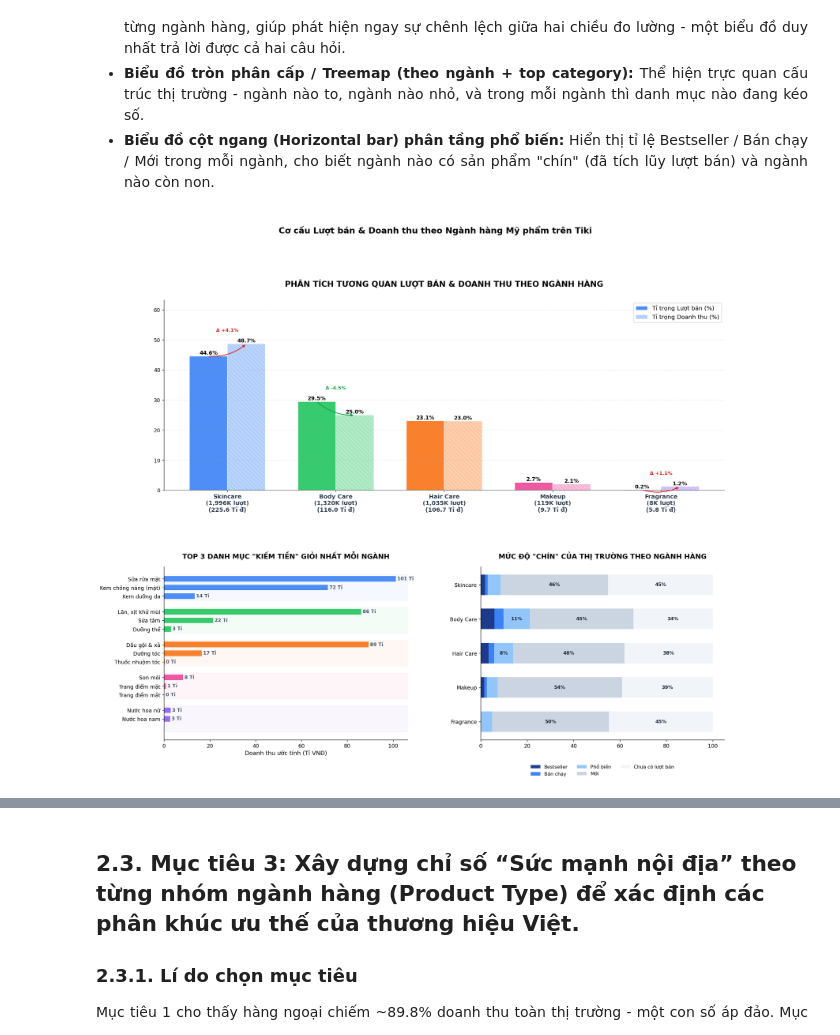
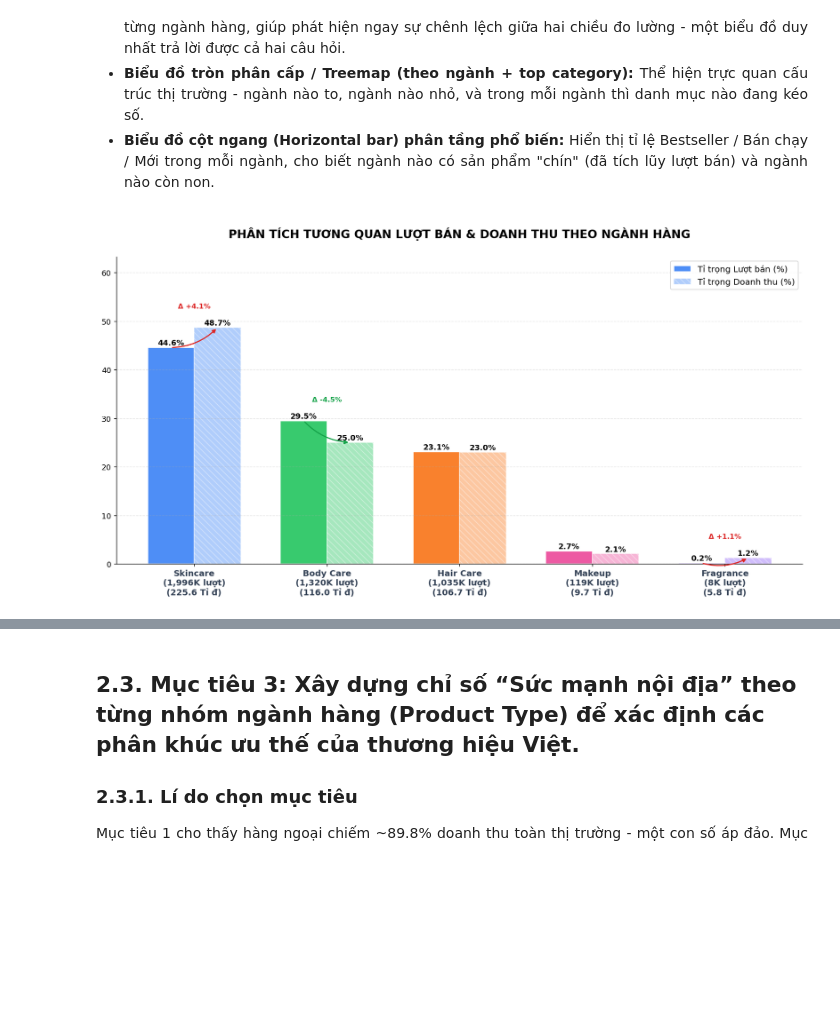
Before and after one commit to TrucHang676/TQH-LAB010-N5, a Jupyter notebook: notebooks/DataVisualization _ 23120201.ipynb, the cells around one changed output, grey strips where cells are left out. Saved outputs shown, nothing was run; the diff lists cells and outputs as text; code cells hidden in the pictures; blank space fills up the shorter version.

```diff
--- a/notebooks/DataVisualization _ 23120201.ipynb
+++ b/notebooks/DataVisualization _ 23120201.ipynb
@@ -339,111 +385,52 @@ TYPE_COLORS = {
     'Makeup'   : '#EC4899',
     'Fragrance': '#8B5CF6',
 }
-bar_colors_type = [TYPE_COLORS[t] for t in grp['product_type']]
 
-# ── 2. Layout biểu đồ ────────────────────────────────────────
-fig = plt.figure(figsize=(19, 15))
-gs  = fig.add_gridspec(2, 2, hspace=0.42, wspace=0.30,
-                        height_ratios=[1.1, 1])
+# ═══════════════════════════════════════════════════════════════════════
+# BIỂU ĐỒ 1: Grouped bar — Lượt bán vs Doanh thu theo Ngành hàng
+# ═══════════════════════════════════════════════════════════════════════
 
-ax_dual  = fig.add_subplot(gs[0, :])   # Grouped bar — full width hàng trên
-ax_cat   = fig.add_subplot(gs[1, 0])   # Top category theo ngành
-ax_tier  = fig.add_subplot(gs[1, 1])   # Popularity tier stacked
+fig, ax = plt.subplots(figsize=(13, 7))
 
-fig.suptitle('Cơ cấu Lượt bán & Doanh thu theo Ngành hàng Mỹ phẩm trên Tiki',
-             fontsize=16, fontweight='bold', y=1.01)
-
-# Biểu đồ 1: Grouped bar — sold share vs rev shar
 n_types = len(grp)
 x = np.arange(n_types)
 w = 0.35
 
 # Cột lượt bán (màu đậm) và doanh thu (màu nhạt hơn)
-sold_bars = ax_dual.bar(x - w/2, grp['sold_share'], width=w, label='Tỉ trọng Lượt bán (%)',
+sold_bars = ax.bar(x - w/2, grp['sold_share'], width=w, label='Tỉ trọng Lượt bán (%)',
                         color=[TYPE_COLORS[t] for t in grp['product_type']], alpha=0.9, edgecolor='white', lw=1)
-rev_bars  = ax_dual.bar(x + w/2, grp['rev_share'], width=w, label='Tỉ trọng Doanh thu (%)',
+rev_bars  = ax.bar(x + w/2, grp['rev_share'], width=w, label='Tỉ trọng Doanh thu (%)',
                         color=[TYPE_COLORS[t] for t in grp['product_type']], alpha=0.4, hatch='\\\\\\', edgecolor='white', lw=1)
 
 # Nhãn giá trị trên cột
 for i, row in grp.iterrows():
     # Nhãn % trên đầu
-    ax_dual.text(i - w/2, row['sold_share'] + 0.5, f"{row['sold_share']:.1f}%", ha='center', fontsize=10, fontweight='bold')
-    ax_dual.text(i + w/2, row['rev_share'] + 0.5, f"{row['rev_share']:.1f}%", ha='center', fontsize=10, fontweight='bold')
+    ax.text(i - w/2, row['sold_share'] + 0.5, f"{row['sold_share']:.1f}%", ha='center', fontsize=10, fontweight='bold')
+    ax.text(i + w/2, row['rev_share'] + 0.5, f"{row['rev_share']:.1f}%", ha='center', fontsize=10, fontweight='bold')
 
     # Mũi tên Delta (Chỉ vẽ nếu chênh lệch đáng kể)
     diff = row['rev_share'] - row['sold_share']
     if abs(diff) > 1:
         color_d = '#DC2626' if diff > 0 else '#16A34A'
 
-        ax_dual.annotate('', xy=(i + w/2, row['rev_share']), xytext=(i - w/2, row['sold_share']),
+        ax.annotate('', xy=(i + w/2, row['rev_share']), xytext=(i - w/2, row['sold_share']),
                          arrowprops=dict(arrowstyle='-|>', color=color_d, lw=1.5, connectionstyle="arc3,rad=.2"))
-        ax_dual.text(i, max(row['sold_share'], row['rev_share']) + 4, f"Δ {diff:+.1f}%",
+        ax.text(i, max(row['sold_share'], row['rev_share']) + 4, f"Δ {diff:+.1f}%",
                      ha='center', color=color_d, fontsize=9, fontweight='bold', bbox=dict(facecolor='white', alpha=0.8, edgecolor='none'))
 
 
-ax_dual.set_xticks(x)
+ax.set_xticks(x)
 xtick_labels = [f"{t}\n({grp.loc[i, 'total_sold']/1e3:,.0f}K lượt)\n({grp.loc[i, 'total_rev']/1e9:.1f} Tỉ đ)"
                 for i, t in enumerate(grp['product_type'])]
-ax_dual.set_xticklabels(xtick_labels, fontsize=11, fontweight='bold', color='#334155')
+ax.set_xticklabels(xtick_labels, fontsize=11, fontweight='bold', color='#334155')
 
-ax_dual.set_title('PHÂN TÍCH TƯƠNG QUAN LƯỢT BÁN & DOANH THU THEO NGÀNH HÀNG', fontsize=15, fontweight='bold', pad=25)
-ax_dual.set_ylim(0, max(grp['sold_share'].max(), grp['rev_share'].max()) * 1.3)
-ax_dual.legend(loc='upper right', fontsize=11, frameon=True)
-ax_dual.grid(axis='y', linestyle='--', alpha=0.3)
-
-# Biểu đồ 2: Top category bar ngang theo ngành
-# Vẽ top 3 category của mỗi ngành, tô màu theo ngành
-y_pos, y_label, x_vals, colors = [], [], [], []
-offset = 0
-for pt in grp['product_type']:
-    cats = top_cats[top_cats['product_type'] == pt].head(3)
-    # Vẽ dải nền mờ để phân nhóm ngành
-    ax_cat.axhspan(offset - 0.5, offset + 2.5, color=TYPE_COLORS[pt], alpha=0.05)
-    for _, row in cats.iterrows():
-        y_pos.append(offset)
-        y_label.append(row['category'])
-        x_vals.append(row['cat_rev'] / 1e9)
-        colors.append(TYPE_COLORS[pt])
-        offset += 1
-    offset += 0.8 # Khoảng trống giữa các nhóm ngành
-
-bars_c = ax_cat.barh(y_pos, x_vals, color=colors, height=0.7, edgecolor='white', alpha=0.9)
-ax_cat.set_yticks(y_pos)
-ax_cat.set_yticklabels(y_label, fontsize=10)
-ax_cat.invert_yaxis()
-
-# Nhãn doanh thu cuối thanh
-for bar in bars_c:
-    ax_cat.text(bar.get_width() + 0.5, bar.get_y() + bar.get_height()/2, f"{bar.get_width():.0f} Tỉ",
-                va='center', fontsize=9, fontweight='bold', color='#475569')
-
-ax_cat.set_title('TOP 3 DANH MỤC "KIẾM TIỀN" GIỎI NHẤT MỖI NGÀNH', fontsize=13, fontweight='bold', pad=15)
-ax_cat.set_xlabel('Doanh thu ước tính (Tỉ VNĐ)', fontsize=11)
-ax_cat.spines['right'].set_visible(False)
-ax_cat.spines['top'].set_visible(False)
-
-# Biểu đồ 3: Stacked bar — Popularity Tier
-tier_colors_v2 = ['#1E3A8A', '#3B82F6', '#93C5FD', '#CBD5E1', '#F1F5F9']
-left_vals = np.zeros(n_types)
-
-for tier, color in zip(tier_order, tier_colors_v2):
-    vals = pop_pct[tier].values
-    bars = ax_tier.barh(grp['product_type'], vals, left=left_vals, color=color, label=tier, height=0.6)
-    for bar, v in zip(bars, vals):
-        if v > 7:
-            ax_tier.text(bar.get_x() + bar.get_width()/2, bar.get_y() + bar.get_height()/2,
-                         f'{v:.0f}%', ha='center', va='center', fontsize=9, fontweight='bold',
-                         color='white' if color == '#1E3A8A' else '#1E293B')
-    left_vals += vals
-
-ax_tier.set_title('MỨC ĐỘ "CHÍN" CỦA THỊ TRƯỜNG THEO NGÀNH HÀNG', fontsize=13, fontweight='bold', pad=15)
-ax_tier.legend(loc='upper center', bbox_to_anchor=(0.5, -0.12), ncol=3, fontsize=9, frameon=False)
-ax_tier.invert_yaxis()
-ax_tier.spines['right'].set_visible(False)
-ax_tier.spines['top'].set_visible(False)
+ax.set_title('PHÂN TÍCH TƯƠNG QUAN LƯỢT BÁN & DOANH THU THEO NGÀNH HÀNG', fontsize=15, fontweight='bold', pad=25)
+ax.set_ylim(0, max(grp['sold_share'].max(), grp['rev_share'].max()) * 1.3)
+ax.legend(loc='upper right', fontsize=11, frameon=True)
+ax.grid(axis='y', linestyle='--', alpha=0.3)
 
 plt.tight_layout()
 plt.show()
 # %% [output]
-[figure, old version]
+[figure, new version]
 # %% [markdown]
```
Also changed, not shown: parts of 20 cells of this notebook, 8 other files.
